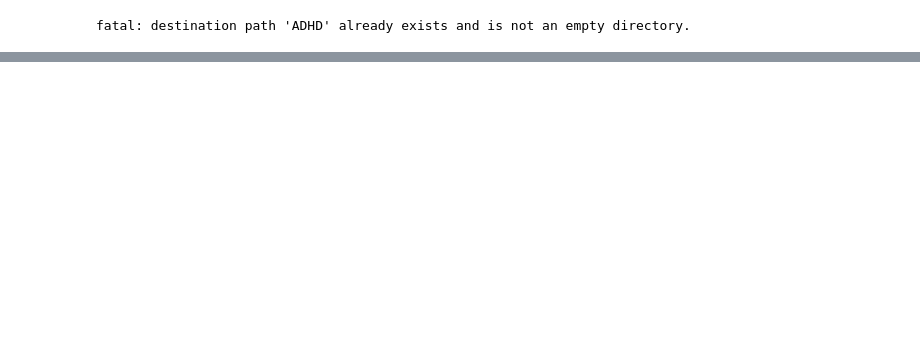
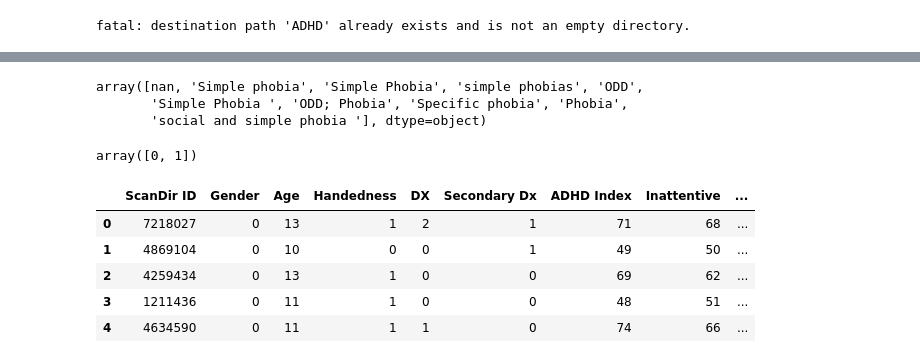
Before and after one commit to Only-Mike/ADHD, a Jupyter notebook: ADHD_Predictor.ipynb, the cells around one changed output, grey strips where cells are left out. Cells and saved outputs as stored; diff of their text form; code cells hidden in the pictures; blank space fills up the shorter version.

```diff
--- a/ADHD_Predictor.ipynb
+++ b/ADHD_Predictor.ipynb
@@ -20,0 +50,9 @@ data = pd.read_csv('/content/ADHD/datasets/KKI_phenotypic.csv')
+# %%
+#Round age for fewer unique values and making into integer
+df['Age'] = df['Age'].round(decimals = 0)
+df['Age'] = df['Age'].astype(int)
+# %%
+#Removes rows with -999 in the following columns
+df = df[df['Inattentive'] != -999]
+df = df[df['Hyper/Impulsive'] != -999]
+df = df[df['ADHD Index'] != -999]
@@ -20,0 +76,15 @@ data = pd.read_csv('/content/ADHD/datasets/KKI_phenotypic.csv')
+# %%
+df['Secondary Dx '].unique()
+# %% [output]
+array([nan, 'Simple phobia', 'Simple Phobia', 'simple phobias', 'ODD',
+       'Simple Phobia ', 'ODD; Phobia', 'Specific phobia', 'Phobia',
+       'social and simple phobia '], dtype=object)
+# %%
+#Making none secondary dx into 0 and any secondary dx into 1
+df['Secondary Dx '].replace(('Simple phobia', 'Simple Phobia', 'simple phobias', 'ODD', 'Simple Phobia ', 'ODD; Phobia', 'Specific phobia', 'Phobia', 'social and simple phobia '), (1, 1, 1, 1, 1, 1, 1, 1, 1), inplace=True)
+df['Secondary Dx '] = df['Secondary Dx '].fillna(0).astype(int)
+# %%
+#Checking that it worked as intended
+df['Secondary Dx '].unique()
+# %% [output]
+array([0, 1])
@@ -20,0 +93,15 @@ data = pd.read_csv('/content/ADHD/datasets/KKI_phenotypic.csv')
+# %%
+from sdv.tabular import GaussianCopula
+model = GaussianCopula()
+model.fit(df)
+# %%
+#Creating the synthetic data
+synthetic_data = model.sample(500)
+synthetic_data.head()
+# %% [output]
+|  | ScanDir ID | Gender | Age | Handedness | DX | Secondary Dx | ADHD Index | Inattentive | ... |
+| 0 | 7218027 | 0 | 13 | 1 | 2 | 1 | 71 | 68 | ... |
+| 1 | 4869104 | 0 | 10 | 0 | 0 | 1 | 49 | 50 | ... |
+| 2 | 4259434 | 0 | 13 | 1 | 0 | 0 | 69 | 62 | ... |
+| 3 | 1211436 | 0 | 11 | 1 | 0 | 0 | 48 | 51 | ... |
+| 4 | 4634590 | 0 | 11 | 1 | 1 | 0 | 74 | 66 | ... |
```
Also changed, not shown: parts of 27 cells of this notebook.
